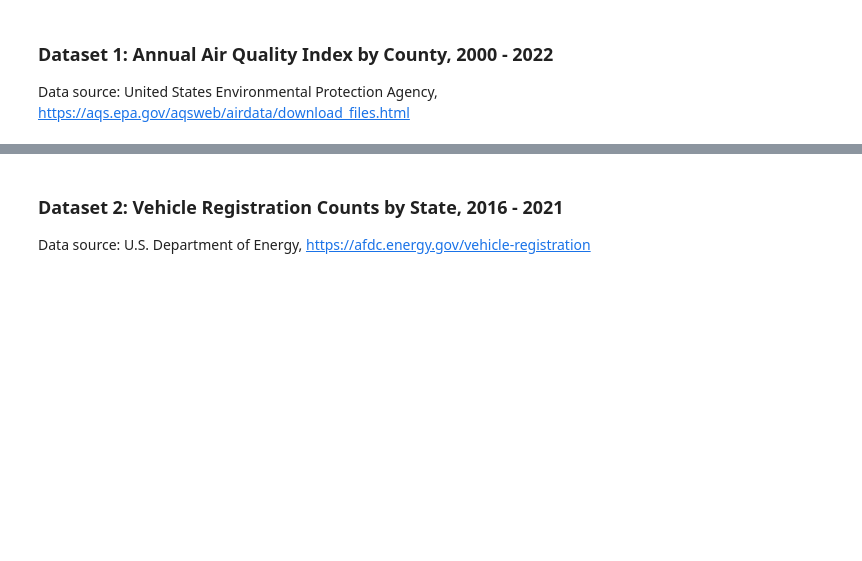
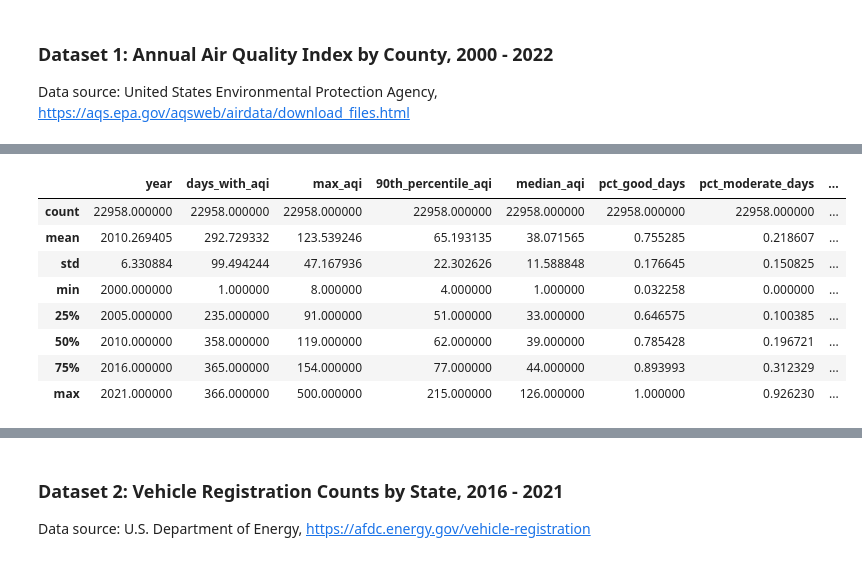
Before and after one commit to boay00/group-project-ev, a Jupyter notebook: code/Part-1_setup-and-clean.ipynb, the cells around one changed output, grey strips where cells are left out. Saved outputs shown, nothing was run; the diff lists cells and outputs as text; code cells hidden in the pictures; blank space fills up the shorter version.

```diff
--- a/code/Part-1_setup-and-clean.ipynb
+++ b/code/Part-1_setup-and-clean.ipynb
@@ -47,0 +211,12 @@ Data source: United States Environmental Protection Agency, https://aqs.epa.gov/
+# %%
+air_quality.describe()
+# %% [output]
+|  | year | days_with_aqi | max_aqi | 90th_percentile_aqi | median_aqi | pct_good_days | pct_moderate_days | ... |
+| count | 22958.000000 | 22958.000000 | 22958.000000 | 22958.000000 | 22958.000000 | 22958.000000 | 22958.000000 | ... |
+| mean | 2010.269405 | 292.729332 | 123.539246 | 65.193135 | 38.071565 | 0.755285 | 0.218607 | ... |
+| std | 6.330884 | 99.494244 | 47.167936 | 22.302626 | 11.588848 | 0.176645 | 0.150825 | ... |
+| min | 2000.000000 | 1.000000 | 8.000000 | 4.000000 | 1.000000 | 0.032258 | 0.000000 | ... |
+| 25% | 2005.000000 | 235.000000 | 91.000000 | 51.000000 | 33.000000 | 0.646575 | 0.100385 | ... |
+| 50% | 2010.000000 | 358.000000 | 119.000000 | 62.000000 | 39.000000 | 0.785428 | 0.196721 | ... |
+| 75% | 2016.000000 | 365.000000 | 154.000000 | 77.000000 | 44.000000 | 0.893993 | 0.312329 | ... |
+| max | 2021.000000 | 366.000000 | 500.000000 | 215.000000 | 126.000000 | 1.000000 | 0.926230 | ... |
```
Also changed, not shown: parts of 25 cells of this notebook, 3 other files.
